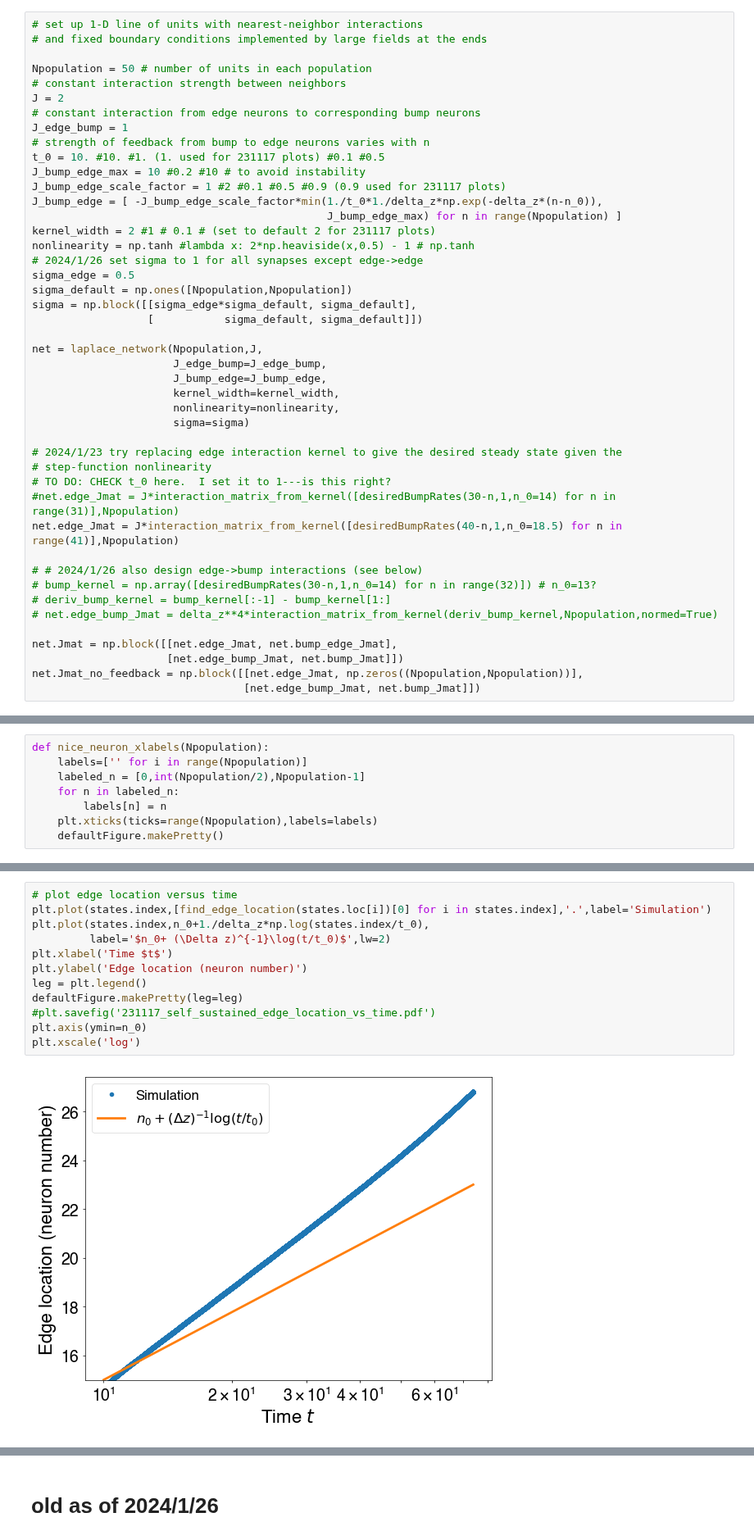
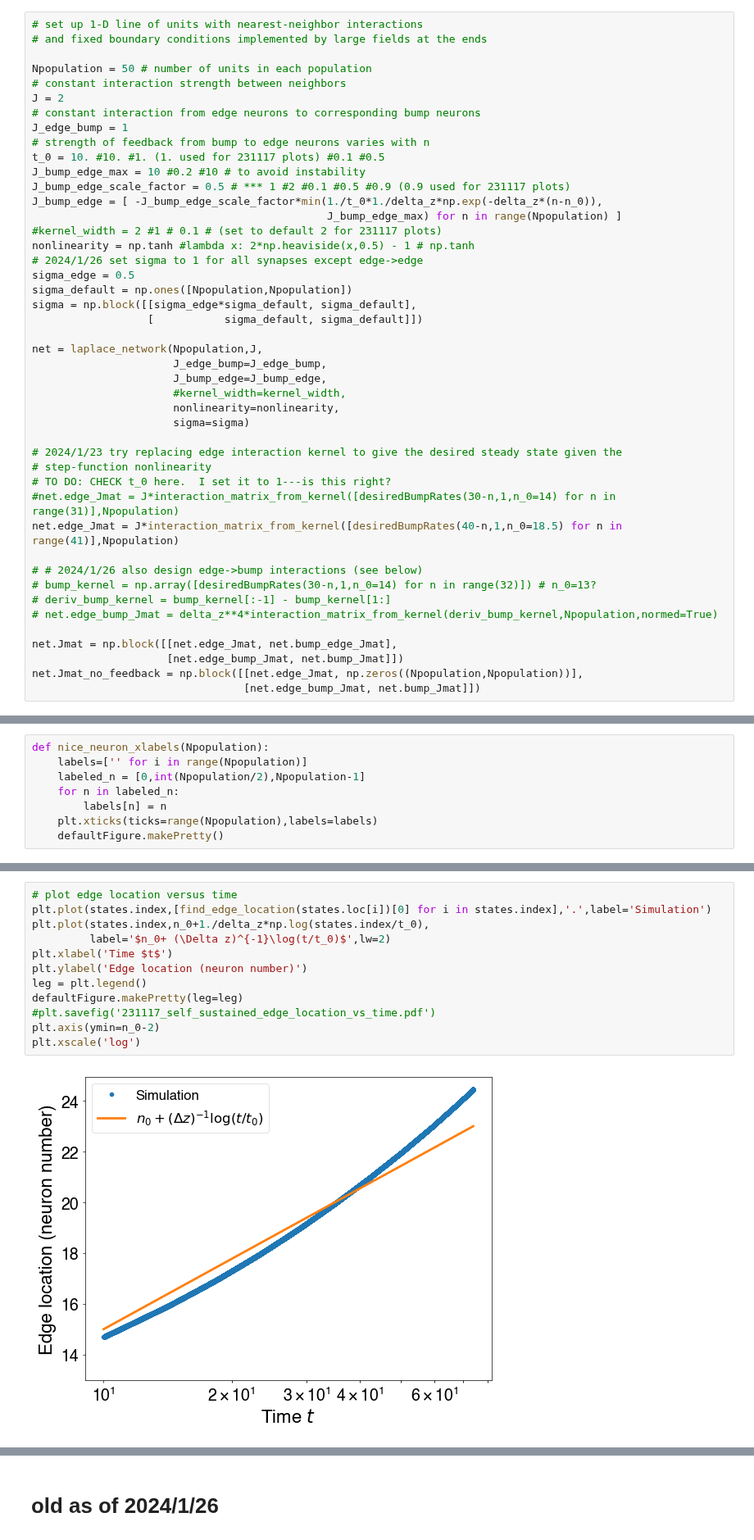
Before and after one commit to Collective-Logic-Lab/laplace-decisions, a Jupyter notebook: develop-exponential-decay-translation.ipynb, the cells around one changed output, grey strips where cells are left out. Shown at 82% size. Saved outputs shown, nothing was run; the diff lists cells and outputs as text.

Commit message:
fix up two plots in develop-exponential-decay-translation

```diff
--- a/develop-exponential-decay-translation.ipynb
+++ b/develop-exponential-decay-translation.ipynb
@@ -41,10 +41,10 @@ J_edge_bump = 1
 # strength of feedback from bump to edge neurons varies with n
 t_0 = 10. #10. #1. (1. used for 231117 plots) #0.1 #0.5
 J_bump_edge_max = 10 #0.2 #10 # to avoid instability
-J_bump_edge_scale_factor = 1 #2 #0.1 #0.5 #0.9 (0.9 used for 231117 plots)
+J_bump_edge_scale_factor = 0.5 # *** 1 #2 #0.1 #0.5 #0.9 (0.9 used for 231117 plots)
 J_bump_edge = [ -J_bump_edge_scale_factor*min(1./t_0*1./delta_z*np.exp(-delta_z*(n-n_0)),
                                               J_bump_edge_max) for n in range(Npopulation) ]
-kernel_width = 2 #1 # 0.1 # (set to default 2 for 231117 plots)
+#kernel_width = 2 #1 # 0.1 # (set to default 2 for 231117 plots)
 nonlinearity = np.tanh #lambda x: 2*np.heaviside(x,0.5) - 1 # np.tanh
 # 2024/1/26 set sigma to 1 for all synapses except edge->edge
 sigma_edge = 0.5
@@ -55,7 +55,7 @@ sigma = np.block([[sigma_edge*sigma_default, sigma_default],
 net = laplace_network(Npopulation,J,
                       J_edge_bump=J_edge_bump,
                       J_bump_edge=J_bump_edge,
-                      kernel_width=kernel_width,
+                      #kernel_width=kernel_width,
                       nonlinearity=nonlinearity,
                       sigma=sigma)
 
@@ -240,17 +251,17 @@ Haven't figured out plotting bump->edge neuron input for non-constant sigma yet
 # %%
 # plot edge location versus time
 plt.plot(states.index,[find_edge_location(states.loc[i])[0] for i in states.index],'.',label='Simulation')
 plt.plot(states.index,n_0+1./delta_z*np.log(states.index/t_0),
          label='$n_0+ (\Delta z)^{-1}\log(t/t_0)$',lw=2)
 plt.xlabel('Time $t$')
 plt.ylabel('Edge location (neuron number)')
 leg = plt.legend()
 defaultFigure.makePretty(leg=leg)
 #plt.savefig('231117_self_sustained_edge_location_vs_time.pdf')
-plt.axis(ymin=n_0)
+plt.axis(ymin=n_0-2)
 plt.xscale('log')
 # %% [output]
-[figure, old version]
+[figure, new version]
 # %%
 plt.figure(figsize=(10,3))
 min_state,max_state = -2,2
```
Also changed, not shown: parts of 5 cells of this notebook.
